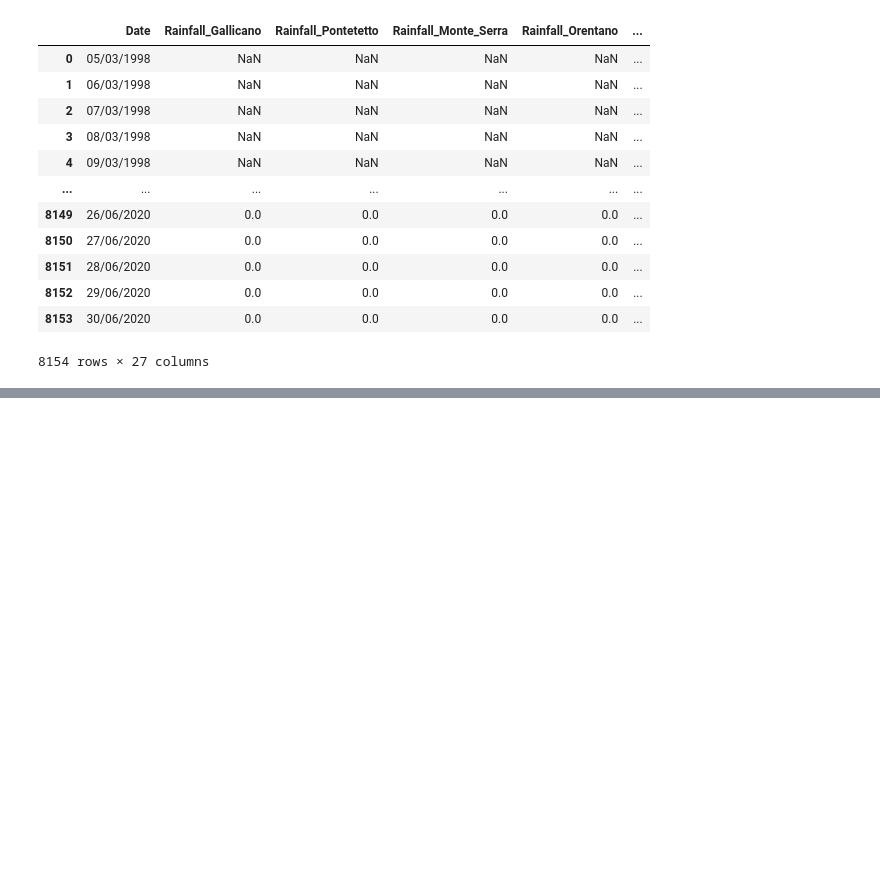
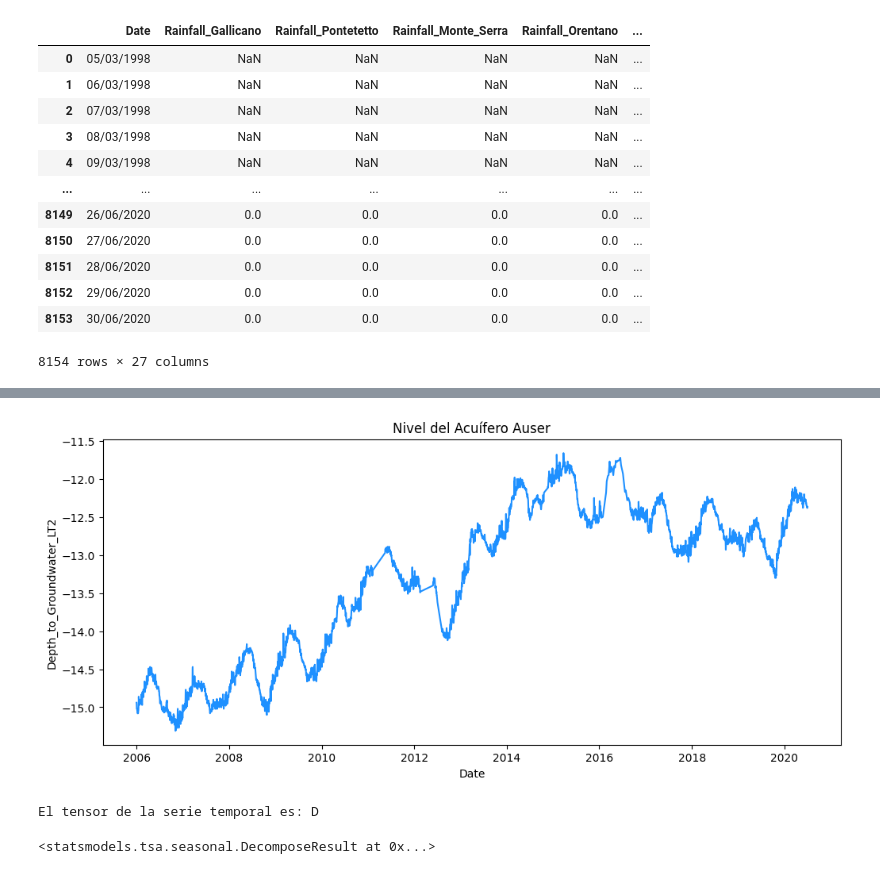
Before and after one commit to 4GeeksAcademy/tsa_LeandroR093, a Jupyter notebook: src/explore.ipynb, the cells around one changed output, grey strips where cells are left out. Cells and saved outputs as stored; diff of their text form; code cells hidden in the pictures; blank space fills up the shorter version.

```diff
--- a/src/explore.ipynb
+++ b/src/explore.ipynb
@@ -38,0 +49,5 @@ Index(['Date', 'Rainfall_Gallicano', 'Rainfall_Pontetetto',
+# %%
+primer_indice_valido = df['Depth_to_Groundwater_LT2'].first_valid_index()
+df_trimmed = df.loc[primer_indice_valido:].copy()
+
+df_trimmed
@@ -38,0 +74,4 @@ Index(['Date', 'Rainfall_Gallicano', 'Rainfall_Pontetetto',
+# %%
+import numpy as np
+df_trimmed.loc[df_trimmed['Depth_to_Groundwater_LT2'] == 0, 'Depth_to_Groundwater_LT2'] = np.nan
+(df_trimmed['Depth_to_Groundwater_LT2'] == 0).sum()
@@ -38,0 +84,3 @@ Index(['Date', 'Rainfall_Gallicano', 'Rainfall_Pontetetto',
+# %%
+df_trimmed['Depth_to_Groundwater_LT2'] = df_trimmed['Depth_to_Groundwater_LT2'].interpolate(method='time')
+df_trimmed['Depth_to_Groundwater_LT2']
@@ -38,0 +121,21 @@ Index(['Date', 'Rainfall_Gallicano', 'Rainfall_Pontetetto',
+# %%
+import seaborn as sns
+import matplotlib.pyplot as plt
+
+plt.figure(figsize=(12, 5))
+sns.lineplot(x=df_trimmed.index, y=df_trimmed['Depth_to_Groundwater_LT2'], color='dodgerblue')
+plt.title('Nivel del Acuífero Auser')
+plt.show()
+# %% [output]
+[figure, added]
+# %%
+print(f'El tensor de la serie temporal es: {ts.index.inferred_freq}')
+# %% [output]
+El tensor de la serie temporal es: D
+# %%
+from statsmodels.tsa.seasonal import seasonal_decompose
+
+decomposition = seasonal_decompose(ts, period = 7)
+decomposition
+# %% [output]
+<statsmodels.tsa.seasonal.DecomposeResult at 0x...>
```
Also changed, not shown: parts of 26 cells of this notebook.
